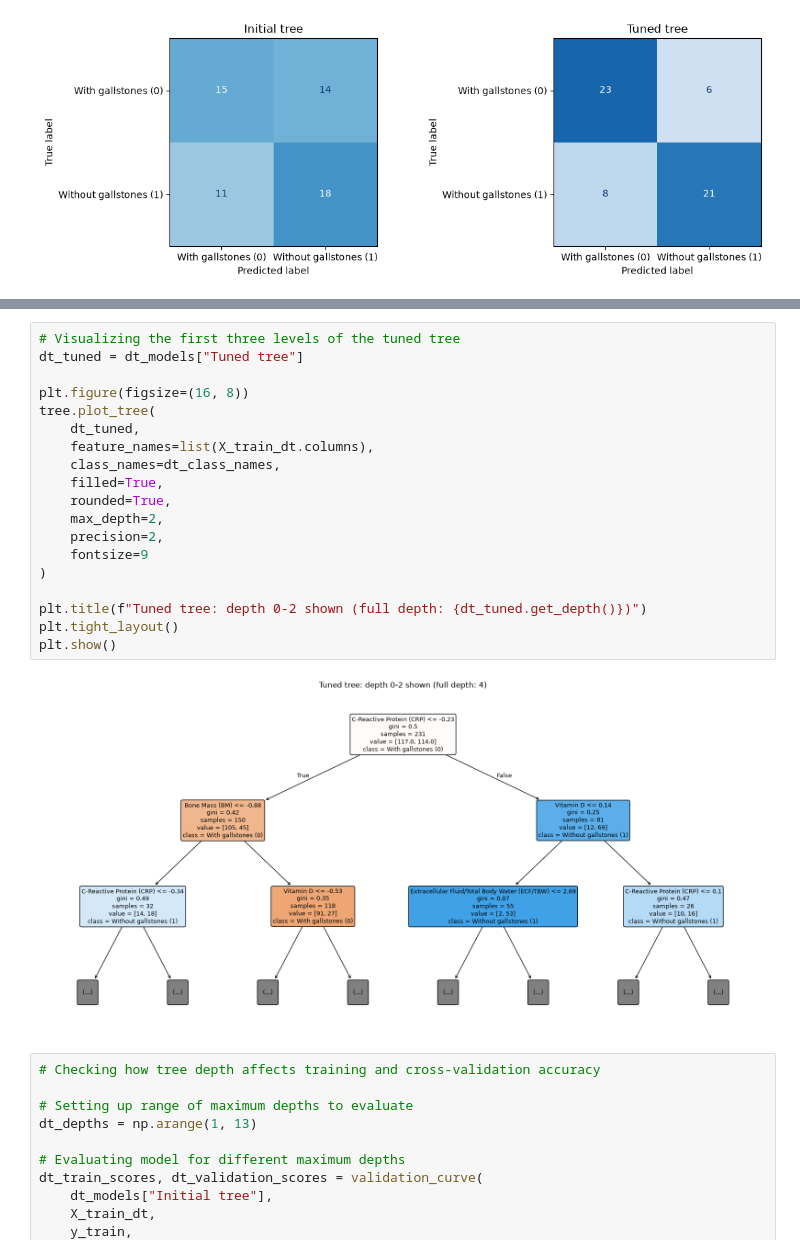
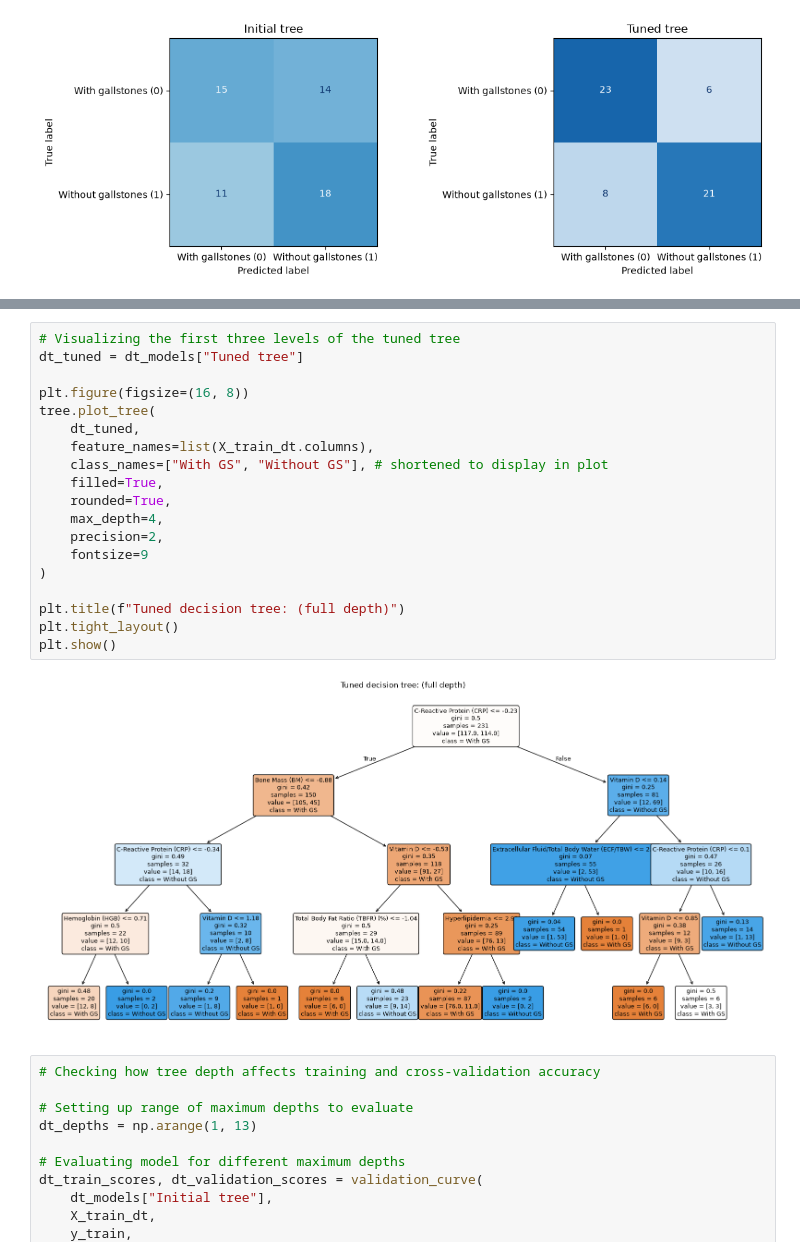
Before and after one commit to aaamainorg/dat540-group1, a Jupyter notebook: EML_gallstone_cleaned.ipynb, the cells around one changed output, grey strips where cells are left out. Drawn from its saved outputs; the diff is of its cells as text.

```diff
--- a/EML_gallstone_cleaned.ipynb
+++ b/EML_gallstone_cleaned.ipynb
@@ -1291,24 +1292,24 @@ plt.show()
 # %%
 # Visualizing the first three levels of the tuned tree
 dt_tuned = dt_models["Tuned tree"]
 
 plt.figure(figsize=(16, 8))
 tree.plot_tree(
     dt_tuned,
     feature_names=list(X_train_dt.columns),
-    class_names=dt_class_names,
+    class_names=["With GS", "Without GS"], # shortened to display in plot
     filled=True,
     rounded=True,
-    max_depth=2,
+    max_depth=4,
     precision=2,
     fontsize=9
 )
 
-plt.title(f"Tuned tree: depth 0-2 shown (full depth: {dt_tuned.get_depth()})")
+plt.title(f"Tuned decision tree: (full depth)")
 plt.tight_layout()
 plt.show()
 # %% [output]
-[figure, old version]
+[figure, new version]
 # %%
 # Checking how tree depth affects training and cross-validation accuracy
 
```
Also changed, not shown: parts of 2 cells of this notebook.
